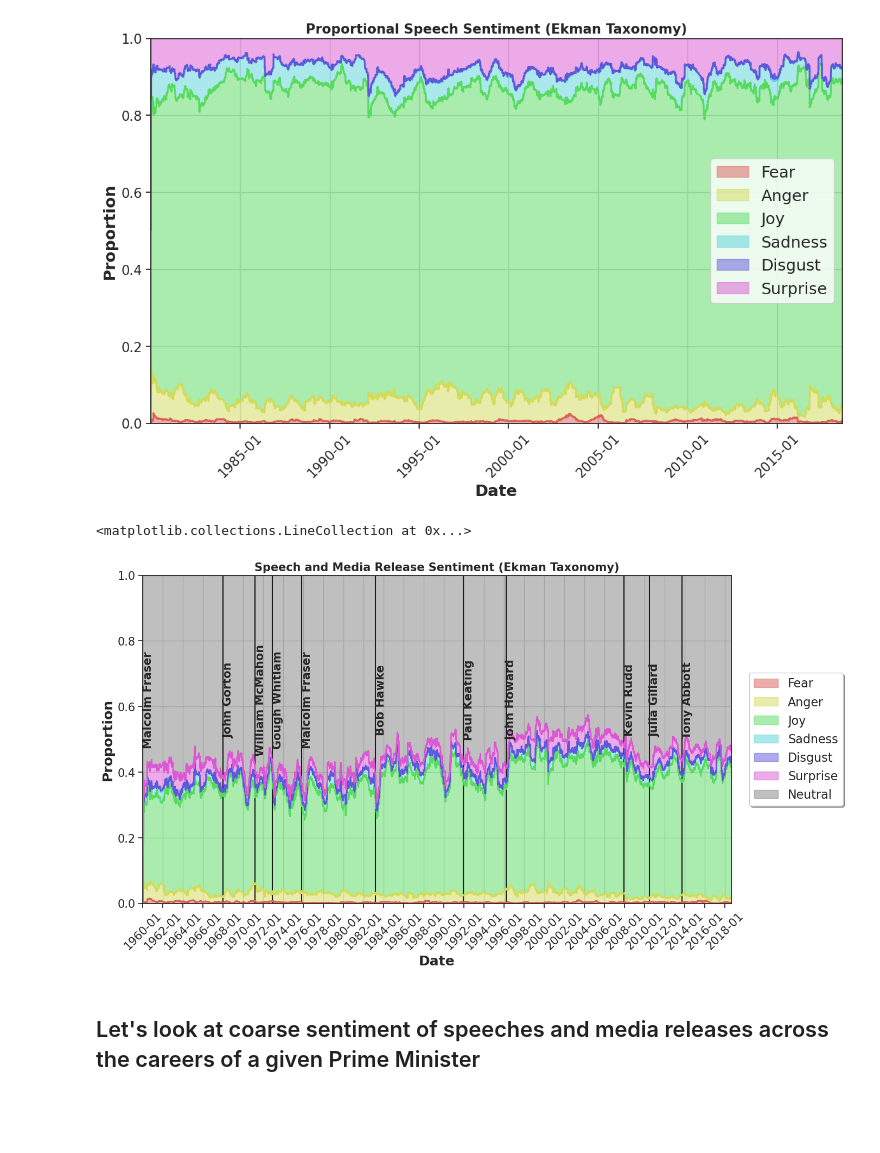
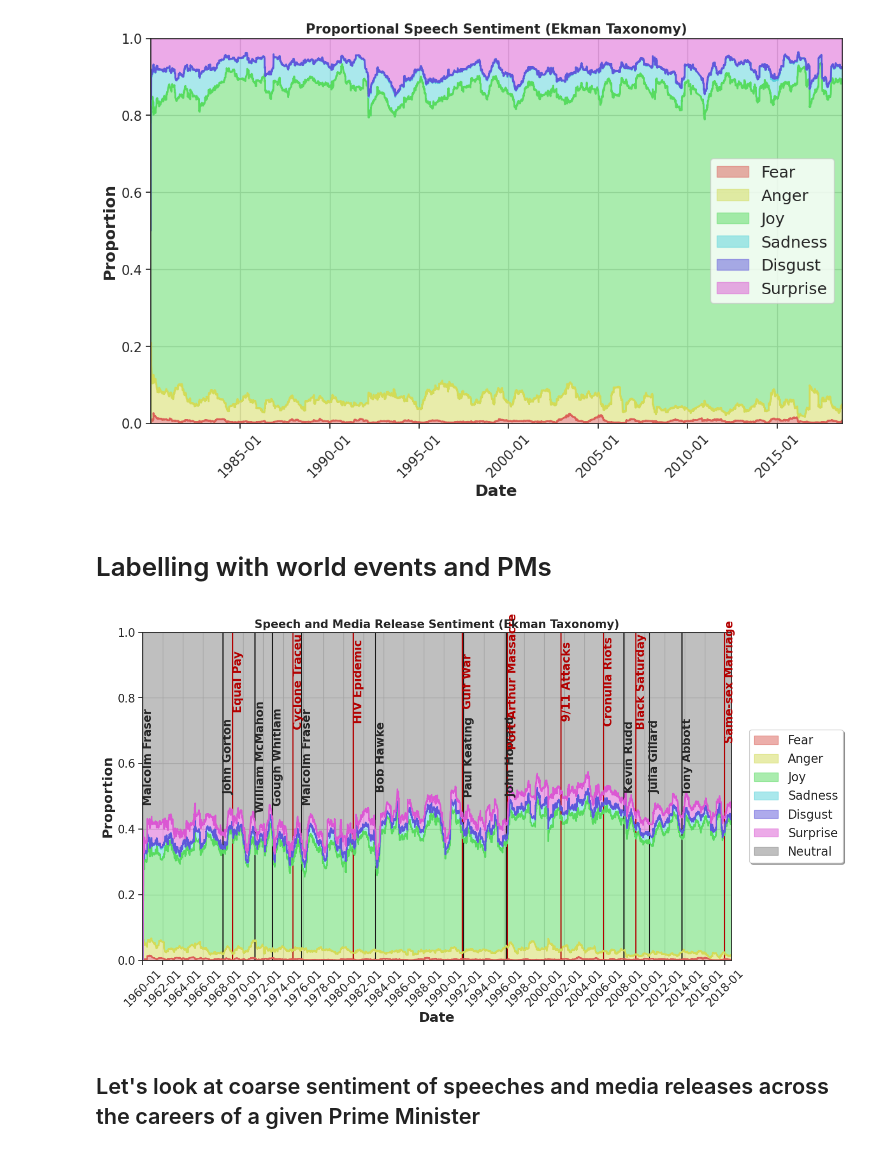
Before and after one commit to thaum-io/language-of-leadership, a Jupyter notebook: nb/VisEmotion2-Ekman.ipynb, the cells around one changed output. Drawn from its saved outputs; the diff is of its cells as text; code cells hidden in the pictures; blank space fills up the shorter version.

Commit message:
Added event visualisations

```diff
--- a/nb/VisEmotion2-Ekman.ipynb
+++ b/nb/VisEmotion2-Ekman.ipynb
@@ -180,6 +180,8 @@ df_coarse = get_coarse_proportional_emotion_df(df[mask])
 plot_coarse_emotion_proportions(df_coarse, window=win_len, title='Proportional Speech Sentiment (Ekman Taxonomy)', x_delim=mdates.YearLocator(5, month=1, day=1))
 # %% [output]
 [figure]
+# %% [markdown]
+# Labelling with world events and PMs
 # %%
 # Need labels for when PMs were in power
 pm_list = ['Ben Chifley',  #1
@@ -215,6 +217,19 @@ pm_dates = [ [datetime.datetime(1946,7, 13), pm_list[0] ],
             [datetime.datetime(2013,9, 18), pm_list[13] ]]
             #[datetime.datetime(2018,9, 15), pm_list[14] ] ]
 
+event_dates = [[datetime.datetime(2001, 9, 11), "9/11 Attacks"],
+               [datetime.datetime(2005, 12, 1), "Cronulla Riots"],
+               [datetime.datetime(2009, 2, 17), "Black Saturday"],
+               [datetime.datetime(2017, 12, 9), "Same-sex Marriage"],
+               [datetime.datetime(1996, 4, 28), "Port Arthur Massacre"],
+               [datetime.datetime(1991, 11, 1), "Gulf War"],
+               [datetime.datetime(1981, 1, 1), "HIV Epidemic"],
+               [datetime.datetime(1969, 1, 1), "Equal Pay"],
+               [datetime.datetime(1974, 12, 24), "Cyclone Traceu"]]
+
+
+
+
 pm_dates_short = pm_dates[2:]
 pm_dates_short[0] = [datetime.datetime(1960,1,1), pm_list[7] ]
 # %%
@@ -225,14 +240,20 @@ win_len = '180d'
 # %%
 df_coarse = get_coarse_proportional_emotion_df_with_neutral(df[mask])
 plot_coarse_emotion_proportions(df_coarse, window=win_len, title='Speech and Media Release Sentiment (Ekman Taxonomy)', x_delim=mdates.YearLocator(2, month=1, day=1))
+plt.vlines([x[0] for x in pm_dates_short], 0, 1)
 for i, x in enumerate(pm_dates_short):
     date = x[0]
     pm = x[1]
     plt.gca().text(date, 0.62, pm, rotation=90, verticalalignment='center', fontweight='bold')
-plt.vlines([x[0] for x in pm_dates_short], 0, 1)
+
+
+plt.vlines([x[0] for x in event_dates], 0, 1, color=[0.7,0,0])
+for i, x in enumerate(event_dates):
+    date = x[0]
+    pm = x[1]
+    plt.gca().text(date, 0.85, pm, rotation=90, verticalalignment='center', fontweight='bold', color=[0.7,0,0])
 # %% [output]
-<matplotlib.collections.LineCollection at 0x...>
-[figure, old version]
+[figure, new version]
 # %% [markdown]
 ## Let's look at coarse sentiment of speeches and media releases across the careers of a given Prime Minister
 # %%
```
